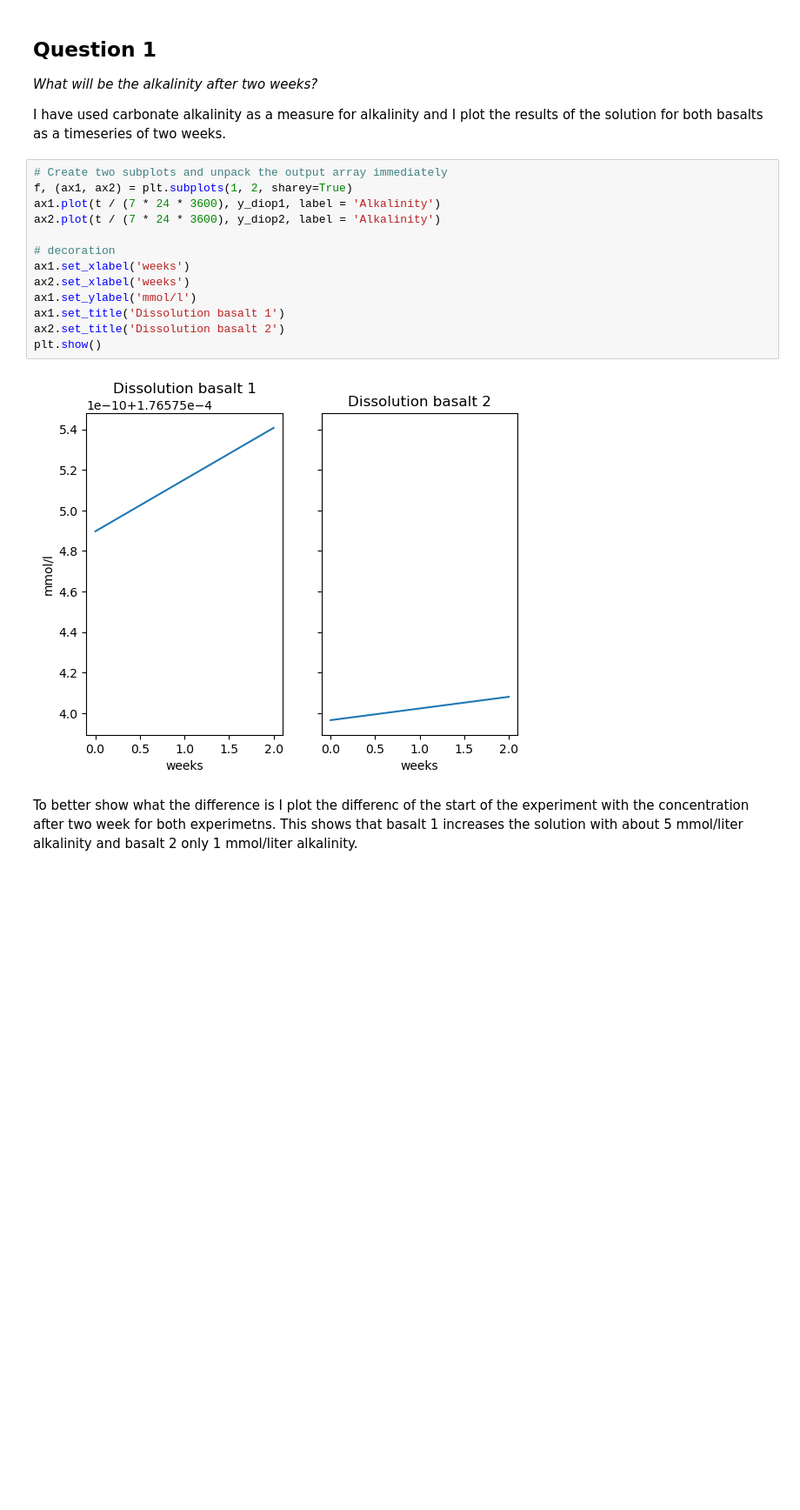
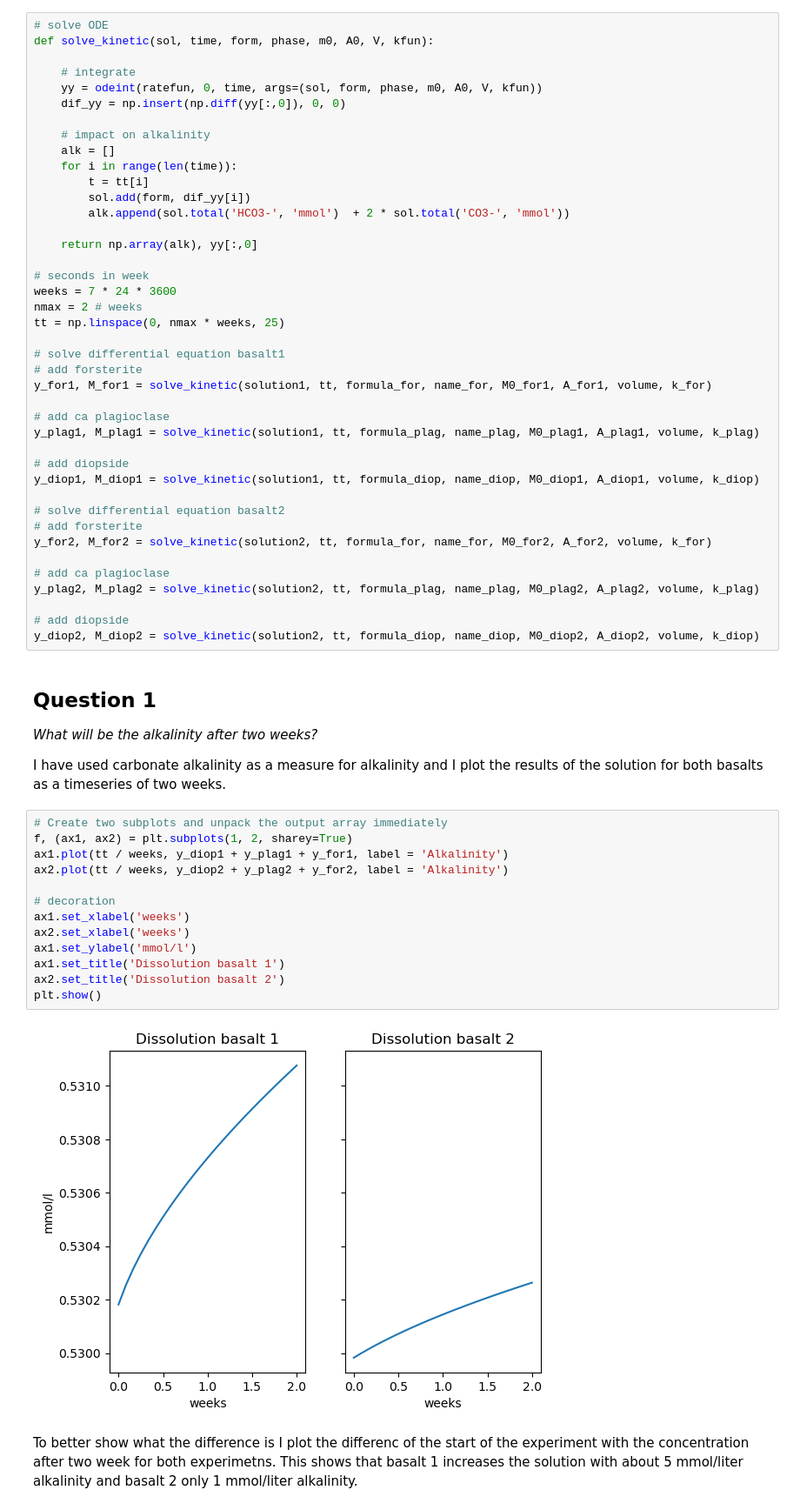
Before and after one commit to MartinSchobben/exercise_uantwerp, a Jupyter notebook: exercise_uantwerpen.ipynb, the cells around one changed output. Shown at 87% size. Saved outputs shown, nothing was run; the diff lists cells and outputs as text; blank space fills up the shorter version.

```diff
--- a/exercise_uantwerpen.ipynb
+++ b/exercise_uantwerpen.ipynb
@@ -270,3 +282,44 @@ t, y_diop2 = solve_kinetic_dissolution(solution2, 2, name_diop, formula_diop, A_
+# %%
+# solve ODE
+def solve_kinetic(sol, time, form, phase, m0, A0, V, kfun):
+
+    # integrate
+    yy = odeint(ratefun, 0, time, args=(sol, form, phase, m0, A0, V, kfun))
+    dif_yy = np.insert(np.diff(yy[:,0]), 0, 0)
+
+    # impact on alkalinity
+    alk = []
+    for i in range(len(time)):
+        t = tt[i]
+        sol.add(form, dif_yy[i])
+        alk.append(sol.total('HCO3-', 'mmol')  + 2 * sol.total('CO3-', 'mmol'))
+
+    return np.array(alk), yy[:,0]
+
+# seconds in week
+weeks = 7 * 24 * 3600
+nmax = 2 # weeks
+tt = np.linspace(0, nmax * weeks, 25)
+
+# solve differential equation basalt1
+# add forsterite
+y_for1, M_for1 = solve_kinetic(solution1, tt, formula_for, name_for, M0_for1, A_for1, volume, k_for)
+
+# add ca plagioclase
+y_plag1, M_plag1 = solve_kinetic(solution1, tt, formula_plag, name_plag, M0_plag1, A_plag1, volume, k_plag)
+
+# add diopside
+y_diop1, M_diop1 = solve_kinetic(solution1, tt, formula_diop, name_diop, M0_diop1, A_diop1, volume, k_diop)
+
+# solve differential equation basalt2
+# add forsterite
+y_for2, M_for2 = solve_kinetic(solution2, tt, formula_for, name_for, M0_for2, A_for2, volume, k_for)
+
+# add ca plagioclase
+y_plag2, M_plag2 = solve_kinetic(solution2, tt, formula_plag, name_plag, M0_plag2, A_plag2, volume, k_plag)
+
+# add diopside
+y_diop2, M_diop2 = solve_kinetic(solution2, tt, formula_diop, name_diop, M0_diop2, A_diop2, volume, k_diop)
 # %% [markdown]
 ## Question 1
 
@@ -276,18 +329,18 @@ I have used carbonate alkalinity as a measure for alkalinity and I plot the resu
 # %%
 # Create two subplots and unpack the output array immediately
 f, (ax1, ax2) = plt.subplots(1, 2, sharey=True)
-ax1.plot(t / (7 * 24 * 3600), y_diop1, label = 'Alkalinity')
-ax2.plot(t / (7 * 24 * 3600), y_diop2, label = 'Alkalinity')
+ax1.plot(tt / weeks, y_diop1 + y_plag1 + y_for1, label = 'Alkalinity')
+ax2.plot(tt / weeks, y_diop2 + y_plag2 + y_for2, label = 'Alkalinity')
 
 # decoration
 ax1.set_xlabel('weeks')
 ax2.set_xlabel('weeks')
 ax1.set_ylabel('mmol/l')
 ax1.set_title('Dissolution basalt 1')
 ax2.set_title('Dissolution basalt 2')
 plt.show()
 # %% [output]
-[figure, old version]
+[figure, new version]
 # %% [markdown]
 To better show what the difference is I plot the differenc of the start of the experiment with the concentration after two week for both experimetns. This shows that basalt 1 increases the solution with about 5 mmol/liter alkalinity and basalt 2 only 1 mmol/liter alkalinity.
 # %%
```
Also changed, not shown: parts of 14 cells of this notebook, 2 other files.
